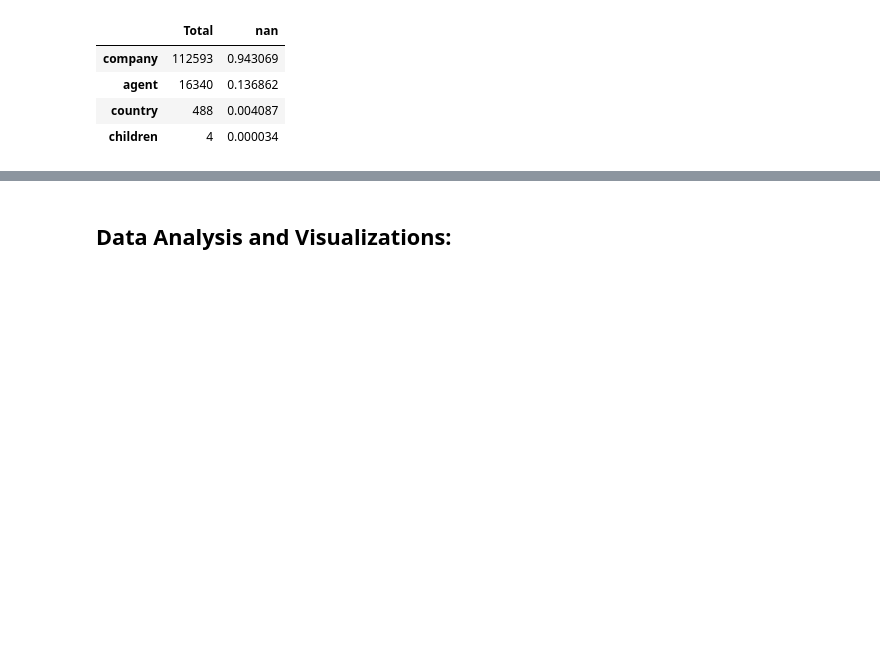
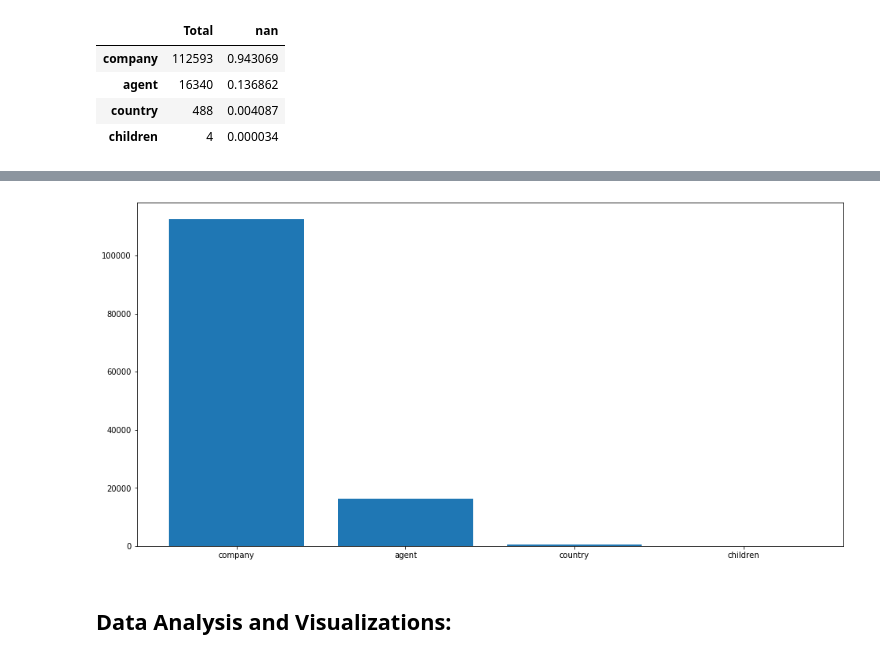
Before and after one commit to kutayeroglu/introduction-to-data-science-term-project-1, a Jupyter notebook: Code/Getting Started.ipynb, the cells around one changed output, grey strips where cells are left out. Cells and saved outputs as stored; diff of their text form; code cells hidden in the pictures; blank space fills up the shorter version.

```diff
--- a/Code/Getting Started.ipynb
+++ b/Code/Getting Started.ipynb
@@ -93,3 +103,11 @@ nan_cols[nan_cols['nan'] > 0]
+# %%
+plt.figure(figsize=(16, 8))
+
+plt.bar(nan_cols.index, nan_cols['Total'])
+
+plt.show()
+# %% [output]
+[figure, added]
 # %% [markdown]
 ## Data Analysis and Visualizations:
 # %%
```
Also changed, not shown: parts of 77 cells of this notebook.
